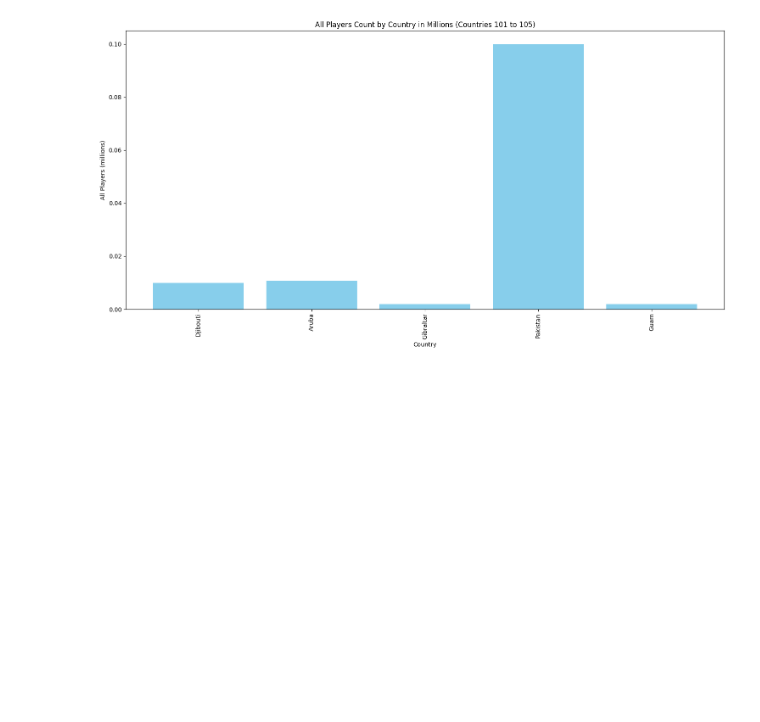
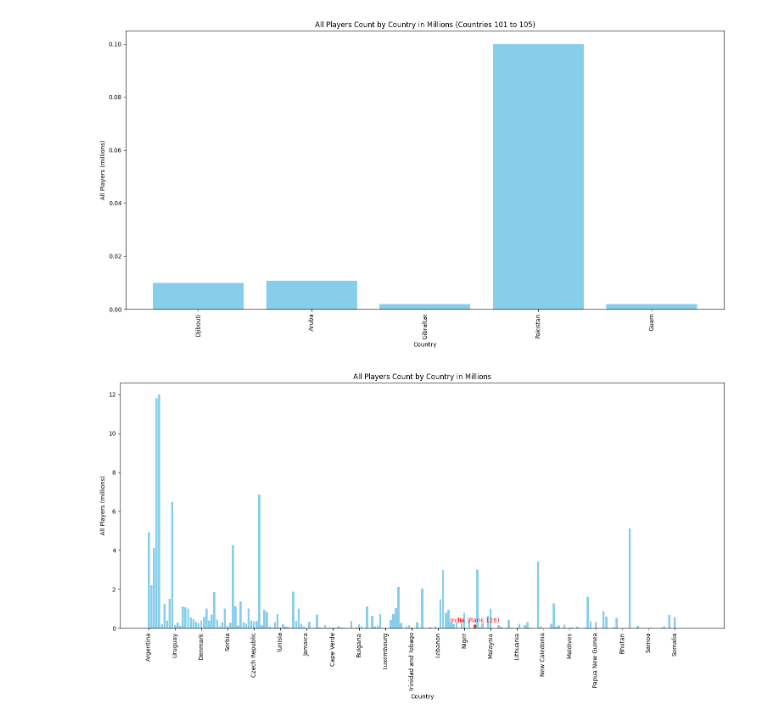
Before and after one commit to Modris12/Project_1, a Jupyter notebook: Main.ipynb, the cells around one changed output. Drawn from its saved outputs; the diff is of its cells as text; code cells hidden in the pictures; blank space fills up the shorter version.

```diff
--- a/Main.ipynb
+++ b/Main.ipynb
@@ -844,3 +847,40 @@ for i in range(num_plots):
 [figure]
 [figure]
 [figure]
+# %%
+import matplotlib.pyplot as plt
+
+# Sort the DataFrame by Rank
+FIFA_main_sorted = FIFA_main.sort_values(by='Rank')
+
+# Create a new column for All Players in millions
+FIFA_main_sorted['All Players (millions)'] = FIFA_main_sorted['All Players'] / 1e6
+
+# Plot the data
+plt.figure(figsize=(15, 8))
+bars = plt.bar(FIFA_main_sorted['Nation'], FIFA_main_sorted['All Players (millions)'], color='skyblue')
+
+# Highlight India
+india_index = FIFA_main_sorted[FIFA_main_sorted['Nation'] == 'India'].index[0]
+bars[india_index].set_color('orange')
+bars[india_index].set_edgecolor('red')
+bars[india_index].set_linewidth(2)
+
+# Annotate India's ranking position
+india_rank = FIFA_main_sorted.loc[india_index, 'Rank']
+plt.text(india_index, FIFA_main_sorted.loc[india_index, 'All Players (millions)'] + 0.1, f'India (Rank {india_rank})', ha='center', va='bottom', color='red', fontsize=10)
+
+# Set x-tick positions for every 10th country (0-indexed, so we want 0, 9, 19, etc.)
+tick_positions = range(0, len(FIFA_main_sorted), 10)
+
+# Set the x-tick labels to display only every 10th country's name
+plt.xticks(tick_positions, [FIFA_main_sorted['Nation'].iloc[i] for i in tick_positions])
+
+plt.xlabel('Country')
+plt.ylabel('All Players (millions)')
+plt.title('All Players Count by Country in Millions')
+plt.xticks(rotation=90)
+plt.tight_layout()
+plt.show()
+# %% [output]
+[figure, added]
```
Also changed, not shown: parts of 5 cells of this notebook.
